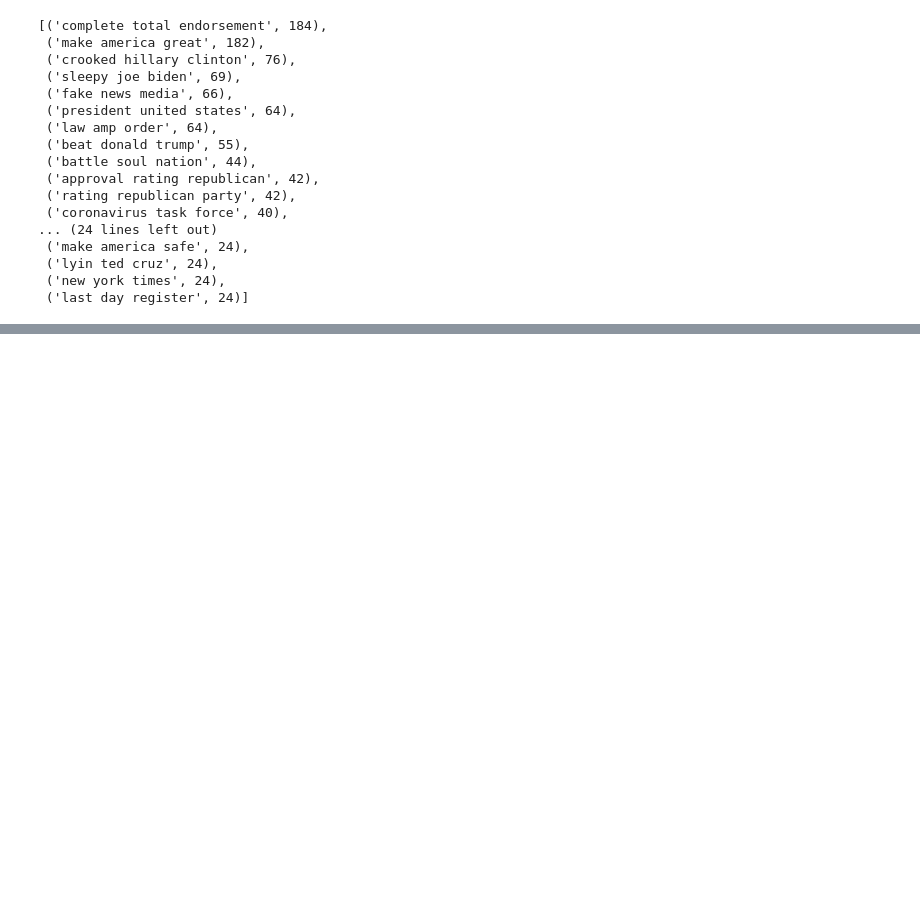
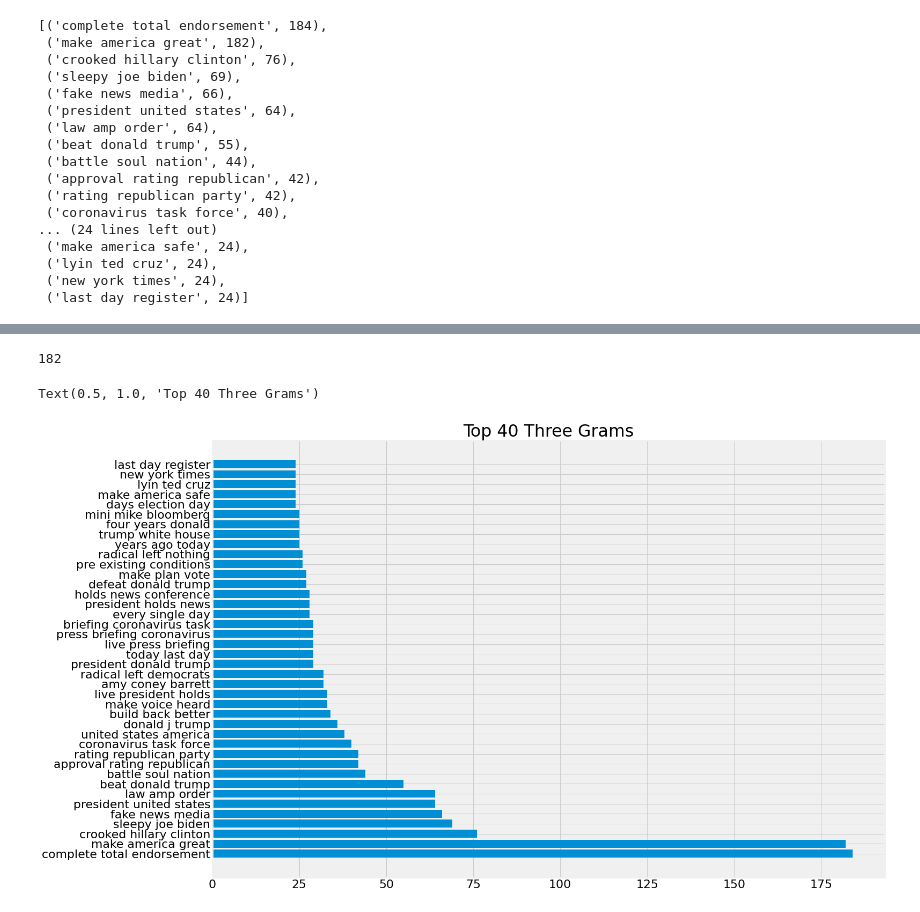
Before and after one commit to DinaTTomoum/Thesis2021, a Jupyter notebook: ngrams.ipynb, the cells around one changed output, grey strips where cells are left out. Drawn from its saved outputs; the diff is of its cells as text; code cells hidden in the pictures; blank space fills up the shorter version.

```diff
--- a/ngrams.ipynb
+++ b/ngrams.ipynb
@@ -207,0 +230,15 @@ esBigramFreq.most_common(40)
+# %%
+top40[1][1]
+# %% [output]
+182
+# %%
+import matplotlib.pyplot as plt
+top40  = [list(elem) for elem in top40]
+xs, ys = [*zip(*top40)]
+plt.figure(figsize=(20,15), )
+plt.rcParams.update({'font.size': 22})
+plt.barh(xs,ys)
+plt.title ("Top 40 Three Grams")
+# %% [output]
+Text(0.5, 1.0, 'Top 40 Three Grams')
+[figure, added]
```
Also changed, not shown: parts of 4 cells of this notebook.
